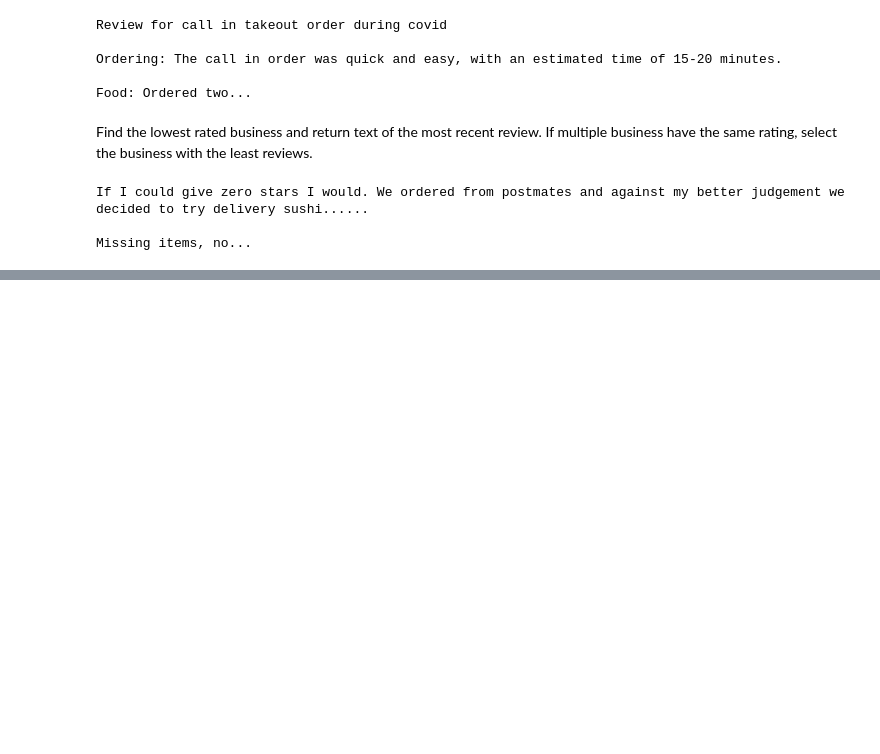
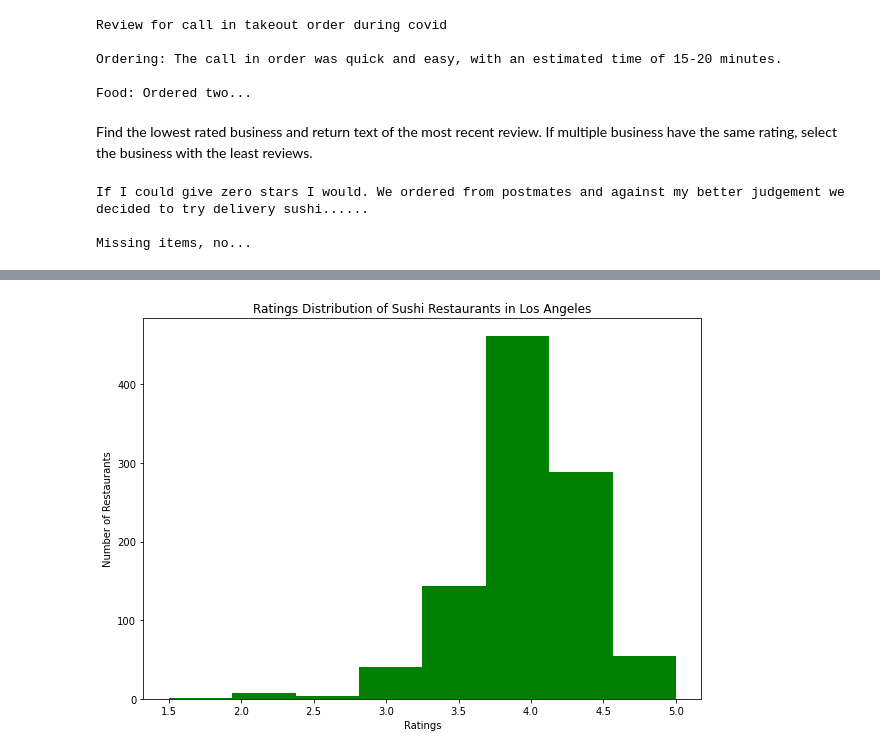
Before and after one commit to eggrollofchaos/wax_yelp_project, a Jupyter notebook: code/wax_proj1.ipynb, the cells around one changed output, grey strips where cells are left out. Saved outputs shown, nothing was run; the diff lists cells and outputs as text; code cells hidden in the pictures; blank space fills up the shorter version.

```diff
--- a/code/wax_proj1.ipynb
+++ b/code/wax_proj1.ipynb
@@ -371,0 +425,10 @@ Missing items, no...
+# %%
+# Los Angeles restaurant ratings
+fig, ax = plt.subplots(figsize = [10,7])
+ax.hist(biz_la['rating'], bins = 8, range=[1.5,5.0], color = 'g')
+ax.set_xlabel('Ratings')
+ax.set_ylabel('Number of Restaurants')
+ax.set_title('Ratings Distribution of Sushi Restaurants in Los Angeles')
+plt.savefig("../visualizations/la_ratings.png", orientation = 'landscape')
+# %% [output]
+[figure, added]
```
Also changed, not shown: parts of 23 cells of this notebook, 14 other files.
